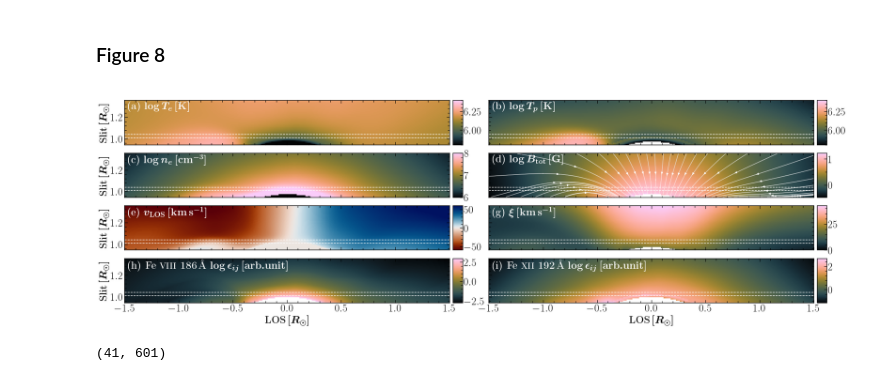
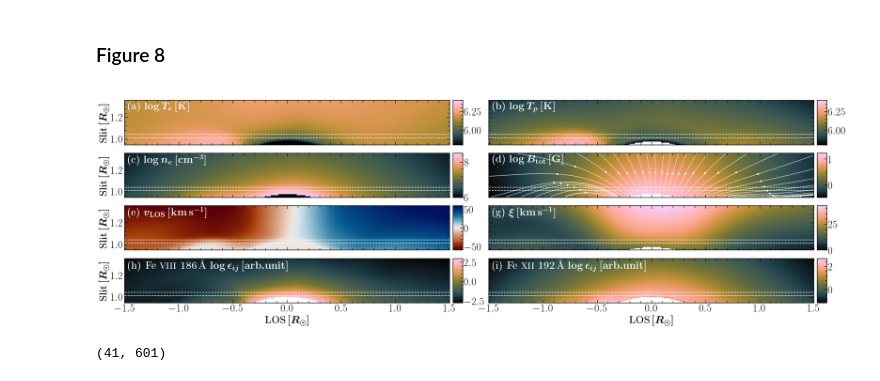
Before and after one commit to yjzhu-solar/EIS_SUMER_PCH_Ti, a Jupyter notebook: ipynb/awsom_los/awsomr_100k_los.ipynb, the cells around one changed output. Cells and saved outputs as stored; diff of their text form; code cells hidden in the pictures.

```diff
--- a/ipynb/awsom_los/awsomr_100k_los.ipynb
+++ b/ipynb/awsom_los/awsomr_100k_los.ipynb
@@ -551,7 +551,7 @@ clb_ax01.yaxis.set_minor_locator(AutoMinorLocator(5))
 clb_ax01.yaxis.get_offset_text().set_fontsize(15)
 #clb_ax01.set_ylabel(r'log $T_i$',fontsize=16)
 
-im = axes[2].pcolormesh(awsom_x,awsom_z,np.log10(n[:,0,:]/p_e_ratio),vmax=8,vmin=6,rasterized=True,cmap=cmcm.batlowK,
+im = axes[2].pcolormesh(awsom_x,awsom_z,np.log10(n[:,0,:]/p_e_ratio),vmax=8.5,vmin=6,rasterized=True,cmap=cmcm.batlowK,
                         shading='auto')
 axes[2].set_ylabel(r'Slit $[R_\odot]$',fontsize=13)
 axes[2].axis('scaled')
@@ -654,34 +654,34 @@ titles = [r'\textbf{(a)} $\boldsymbol{\log T_e\,\mathrm{[K]}}$',
 
 for ii, ax_ in enumerate(axes.flatten()):
     if ii % 2 == 0:
         ax_.set_ylabel(r'\textbf{Slit}\,$\boldsymbol{[R_\odot]}$',fontsize=28)
     else:
         ax_.yaxis.set_ticklabels([])
     if ii >= 6:
         ax_.set_xlabel(r'\textbf{LOS}\,$\boldsymbol{[R_\odot]}$',fontsize=28)
     ax_.yaxis.set_major_locator(MultipleLocator(0.2))
     ax_.xaxis.set_minor_locator(AutoMinorLocator(5))
     ax_.yaxis.set_minor_locator(AutoMinorLocator(5))
     ax_.tick_params(which="major",width=1.3,length=8,direction="in",top=True,right=True)
     ax_.tick_params(which="minor",width=1.3,length=5,direction="in",top=True,right=True)
     ax_.axhline(1.01,color="white",lw=1.5,ls="--")
     ax_.axhline(1.04,color="white",lw=1.5,ls="--")
     if (ii < 6):
         ax_.xaxis.set_ticklabels([])
     ax_.tick_params(labelsize=28)
     ax_.text(0.01,0.98,titles[ii],fontsize=28,transform=ax_.transAxes,color="white",va="top",ha="left")
 
 #for ax_ in axes[:-1].flatten():
     #ax_.tick_params(axis="x",labelsize=0)
 for ax_ in [clb_ax00,clb_ax01,clb_ax10,clb_ax11,clb_ax20,clb_ax21,clb_ax30,clb_ax31]:
     ax_.tick_params(labelsize=28)
     ax_.tick_params(which="major",width=1.3,length=8,direction="in")
     ax_.tick_params(which="minor",width=1.3,length=5,direction="in")
 
 plt.subplots_adjust(bottom = 0.08,left=0.04,top=1,right=0.95,hspace=-0.01,wspace=0.12)
 plt.savefig(fname="../../figs/ms/AWSoM_LOS_100k_twocolumn.pdf",format="pdf",dpi=300)
 # %% [output]
-[figure, old version]
+[figure, new version]
 # %%
 ctb_FeXII_192.shape
 # %% [output]
```
Also changed, not shown: parts of 1 cell of this notebook, 27 other files.
